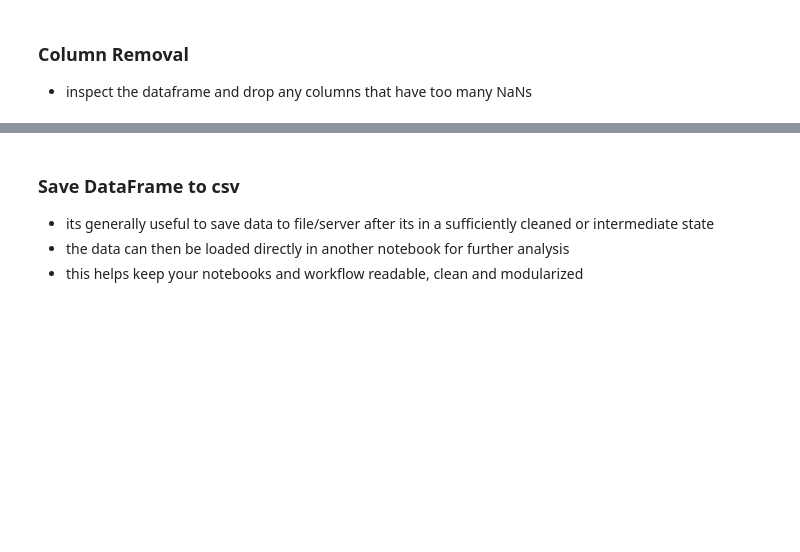
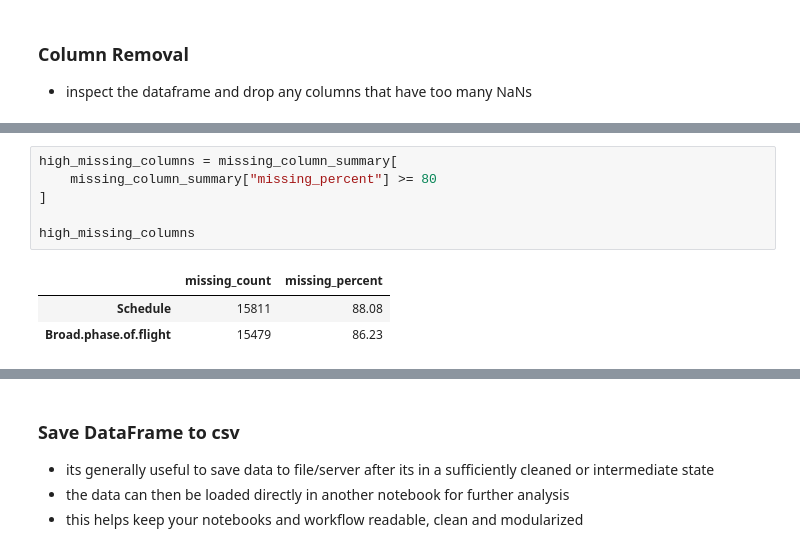
Before and after one commit to amacken3/dsc-course0-m8-lab, a Jupyter notebook: Aviation_Accidents_Cleaning.ipynb, the cells around one changed output, grey strips where cells are left out. Cells and saved outputs as stored; diff of their text form; blank space fills up the shorter version.

```diff
--- a/Aviation_Accidents_Cleaning.ipynb
+++ b/Aviation_Accidents_Cleaning.ipynb
@@ -487,0 +518,10 @@ For the categorical columns I standardized formatting by removing extra spacing
+# %%
+high_missing_columns = missing_column_summary[
+    missing_column_summary["missing_percent"] >= 80
+]
+
+high_missing_columns
+# %% [output]
+|  | missing_count | missing_percent |
+| Schedule | 15811 | 88.08 |
+| Broad.phase.of.flight | 15479 | 86.23 |
```
Also changed, not shown: parts of 6 cells of this notebook, 1 other file.
